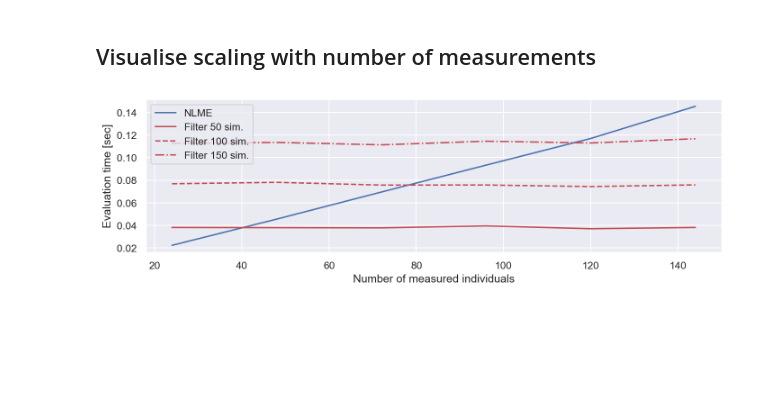
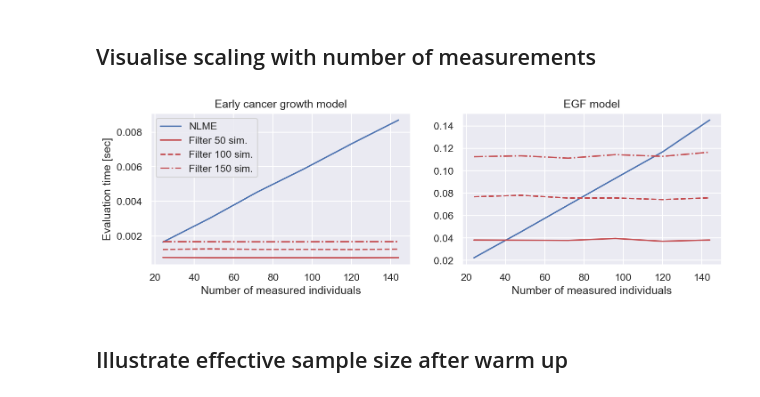
Before and after one commit to DavAug/filter-inference, a Jupyter notebook: results/2_egf_pathway/illustrate_scaling_behaviour.ipynb, the cells around one changed output. Cells and saved outputs as stored; diff of their text form; code cells hidden in the pictures; blank space fills up the shorter version.

Commit message:
complete scaling experiment

```diff
--- a/results/2_egf_pathway/illustrate_scaling_behaviour.ipynb
+++ b/results/2_egf_pathway/illustrate_scaling_behaviour.ipynb
@@ -15,8 +15,11 @@ sns.set_theme()
 ## Import results
 # %%
 # Import scaling results with number of snapshot measurements
+directory = os.path.dirname(os.getcwd())
+cancer_data = pd.read_csv(directory + '/1_cancer_growth/scaling_with_measurements.csv')
+
 directory = os.getcwd()
-data = pd.read_csv(directory + '/scaling_with_measurements.csv')
+egf_data = pd.read_csv(directory + '/scaling_with_measurements.csv')
 # %% [markdown]
 ## Visualise scaling with number of measurements
 # %%
@@ -24,50 +27,78 @@ data = pd.read_csv(directory + '/scaling_with_measurements.csv')
 fontsize = 11
 my_dpi = 192
 fig = plt.figure(figsize=(2250 // my_dpi, 600 // my_dpi), dpi=150)
-outer = gridspec.GridSpec(1, 1, wspace=0.2)
+outer = gridspec.GridSpec(1, 2, wspace=0.2)
 
 # Create axis for data
 axes = []
 axes.append(plt.Subplot(fig, outer[0]))
-# axes.append(plt.Subplot(fig, outer[1]))
+axes.append(plt.Subplot(fig, outer[1]))
+axes[0].sharex(axes[1])
 
 # Add axes to figure
 for ax in axes:
     fig.add_subplot(ax)
 
 # Plot scaling behaviour
-mask = data.Type == 'NLME'
-n_ids = data[mask]['Number of measured individuals']
-axes[0].plot(n_ids, data[mask]['Cost in sec'], label='NLME')
-mask = data.Type == 'Filter 50'
+# Cancer growth model
+mask = cancer_data.Type == 'NLME'
+n_ids = cancer_data[mask]['Number of measured individuals']
+axes[0].plot(n_ids, cancer_data[mask]['Cost in sec'], label='NLME')
+mask = cancer_data.Type == 'Filter 50'
 axes[0].plot(
-    n_ids, data[mask]['Cost in sec'],
+    n_ids, cancer_data[mask]['Cost in sec'],
     label='Filter 50 sim.',
     color=sns.color_palette()[3], linestyle='solid')
-mask = data.Type == 'Filter 100'
+mask = cancer_data.Type == 'Filter 100'
 axes[0].plot(
-    n_ids, data[mask]['Cost in sec'],
+    n_ids, cancer_data[mask]['Cost in sec'],
     label='Filter 100 sim.',
     color=sns.color_palette()[3], linestyle='--')
-mask = data.Type == 'Filter 150'
+mask = cancer_data.Type == 'Filter 150'
 axes[0].plot(
-    n_ids, data[mask]['Cost in sec'],
+    n_ids, cancer_data[mask]['Cost in sec'],
+    label='Filter 150 sim.',
+    color=sns.color_palette()[3], linestyle='-.')
+
+# EGF model
+mask = egf_data.Type == 'NLME'
+n_ids = egf_data[mask]['Number of measured individuals']
+axes[1].plot(n_ids, egf_data[mask]['Cost in sec'], label='NLME')
+mask = egf_data.Type == 'Filter 50'
+axes[1].plot(
+    n_ids, egf_data[mask]['Cost in sec'],
+    label='Filter 50 sim.',
+    color=sns.color_palette()[3], linestyle='solid')
+mask = egf_data.Type == 'Filter 100'
+axes[1].plot(
+    n_ids, egf_data[mask]['Cost in sec'],
+    label='Filter 100 sim.',
+    color=sns.color_palette()[3], linestyle='--')
+mask = egf_data.Type == 'Filter 150'
+axes[1].plot(
+    n_ids, egf_data[mask]['Cost in sec'],
     label='Filter 150 sim.',
     color=sns.color_palette()[3], linestyle='-.')
 
 # Labelling
 axes[0].set_xlabel('Number of measured individuals')
 axes[0].set_ylabel('Evaluation time [sec]')
-plt.legend(loc='upper left')
+axes[1].set_xlabel('Number of measured individuals')
+axes[1].set_ylabel('')
+axes[1].set_title('EGF model')
+axes[0].set_title('Early cancer growth model')
+axes[0].legend()
 
 directory = os.getcwd()
 plt.savefig(
     directory + '/01_scaling_with_measurements.tif',
     bbox_inches='tight')
 plt.savefig(
     directory + '/01_scaling_with_measurements.pdf',
     bbox_inches='tight')
 
 plt.show()
 # %% [output]
-[figure, old version]
+[figure, new version]
+# %% [markdown]
+## Illustrate effective sample size after warm up
```
Also changed, not shown: parts of 5 cells of this notebook, 4 other files.
